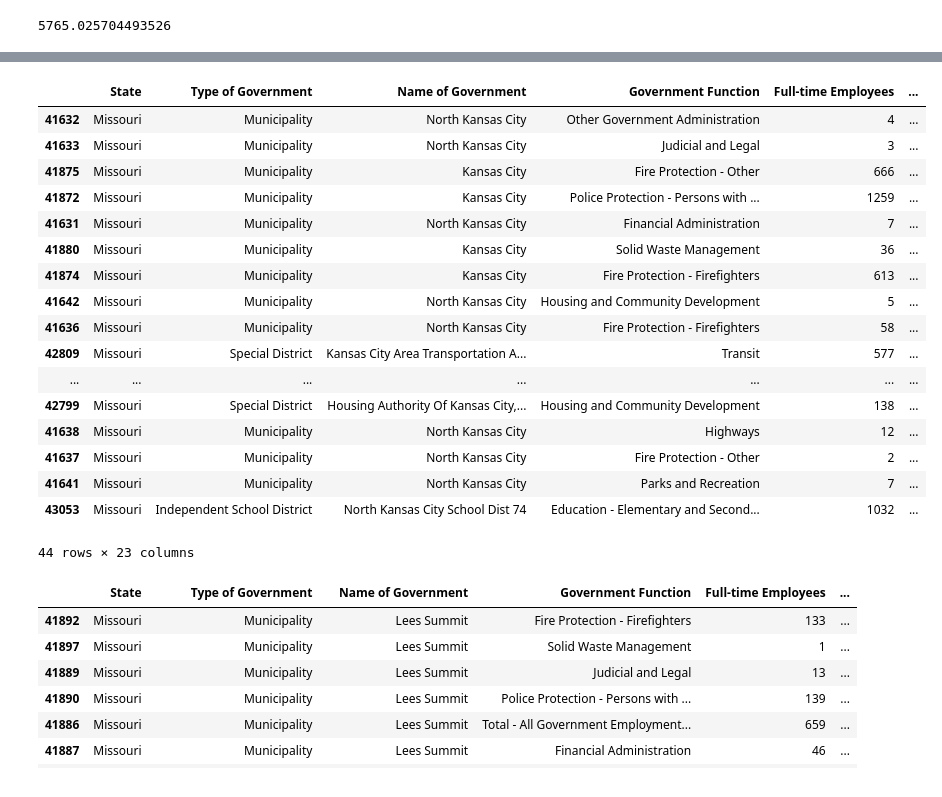
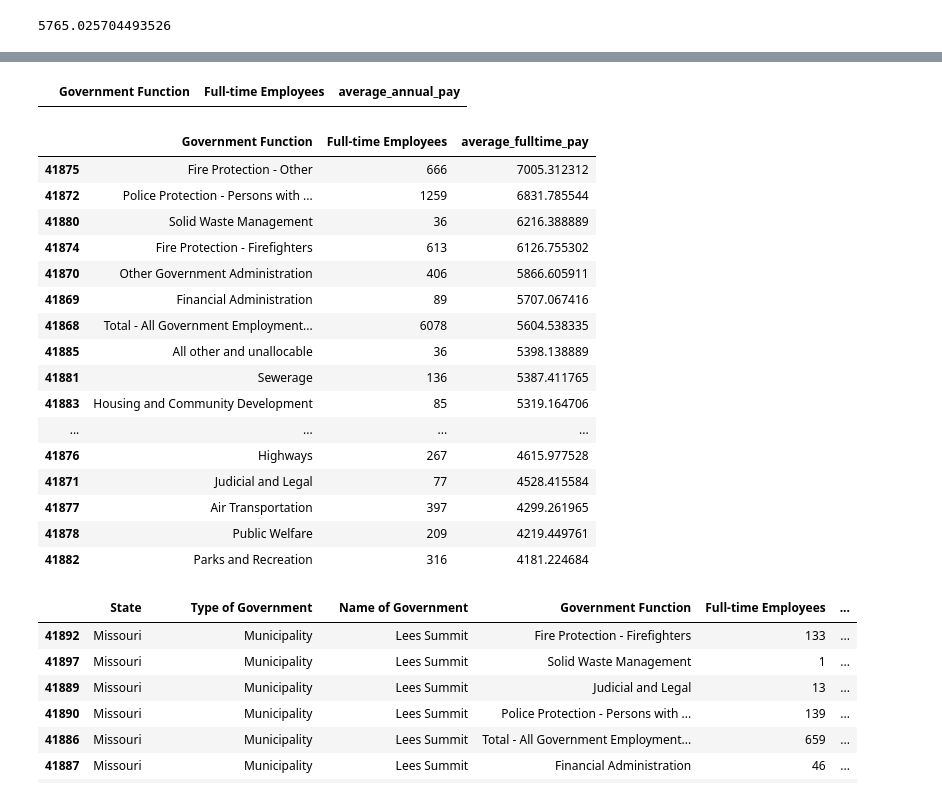
Before and after one commit to themarshallproject/arpa20220125, a Jupyter notebook: analysis/payroll_analysis.ipynb, the cells around one changed output, grey strips where cells are left out. Saved outputs shown, nothing was run; the diff lists cells and outputs as text; code cells hidden in the pictures.

```diff
--- a/analysis/payroll_analysis.ipynb
+++ b/analysis/payroll_analysis.ipynb
@@ -38,7 +134,11 @@ df[(df["Government Function"] == "Police Protection - Persons with Power of Arre
 60555830/10504
 # %% [output]
 5765.025704493526
+# %%
+df["average_fulltime_pay"] = df["Full-time Payroll"]/df["Full-time Employees"]
+df["average_annual_pay"] = df["average_fulltime_pay"]*12
 # %%
-df[(df["State"] == "Missouri") &\
+df = df[(df["State"] == "Missouri") &\
   (df["Name of Government"].str.contains("Independence"))].sort_values("average_fulltime_pay", ascending = False)
+df[["Government Function", "Full-time Employees", "average_annual_pay"]]
 # %% [output]
@@ -85,25 +167,31 @@ df_2020[(df_2020["State"] == "Missouri") &\
+# %%
+df = df[(df["State"] == "Missouri") &\
+  (df["Name of Government"] == "Kansas City")].sort_values("average_fulltime_pay", ascending = False)
+df[["Government Function", "Full-time Employees", "average_annual_pay"]]
+# %% [output]
+|  | Government Function | Full-time Employees | average_annual_pay |
 # %%
-df[(df["State"] == "Missouri") &\
-  (df["Name of Government"].str.contains("Kansas City"))].sort_values("average_fulltime_pay", ascending = False)
+df = df[(df["State"] == "Missouri") &\
+  (df["Name of Government"] == "Kansas City")].sort_values("average_fulltime_pay", ascending = False)
+df[["Government Function", "Full-time Employees", "average_fulltime_pay"]]
 # %% [output]
-|  | State | Type of Government | Name of Government | Government Function | Full-time Employees | ... |
-| 41632 | Missouri | Municipality | North Kansas City | Other Government Administration | 4 | ... |
-| 41633 | Missouri | Municipality | North Kansas City | Judicial and Legal | 3 | ... |
-| 41875 | Missouri | Municipality | Kansas City | Fire Protection - Other | 666 | ... |
-| 41872 | Missouri | Municipality | Kansas City | Police Protection - Persons with ... | 1259 | ... |
-| 41631 | Missouri | Municipality | North Kansas City | Financial Administration | 7 | ... |
-| 41880 | Missouri | Municipality | Kansas City | Solid Waste Management | 36 | ... |
-| 41874 | Missouri | Municipality | Kansas City | Fire Protection - Firefighters | 613 | ... |
-| 41642 | Missouri | Municipality | North Kansas City | Housing and Community Development | 5 | ... |
-| 41636 | Missouri | Municipality | North Kansas City | Fire Protection - Firefighters | 58 | ... |
-| 42809 | Missouri | Special District | Kansas City Area Transportation A... | Transit | 577 | ... |
-| ... | ... | ... | ... | ... | ... | ... |
-| 42799 | Missouri | Special District | Housing Authority Of Kansas City,... | Housing and Community Development | 138 | ... |
-| 41638 | Missouri | Municipality | North Kansas City | Highways | 12 | ... |
-| 41637 | Missouri | Municipality | North Kansas City | Fire Protection - Other | 2 | ... |
-| 41641 | Missouri | Municipality | North Kansas City | Parks and Recreation | 7 | ... |
-| 43053 | Missouri | Independent School District | North Kansas City School Dist 74 | Education - Elementary and Second... | 1032 | ... |
+|  | Government Function | Full-time Employees | average_fulltime_pay |
+| 41875 | Fire Protection - Other | 666 | 7005.312312 |
+| 41872 | Police Protection - Persons with ... | 1259 | 6831.785544 |
+| 41880 | Solid Waste Management | 36 | 6216.388889 |
+| 41874 | Fire Protection - Firefighters | 613 | 6126.755302 |
+| 41870 | Other Government Administration | 406 | 5866.605911 |
+| 41869 | Financial Administration | 89 | 5707.067416 |
+| 41868 | Total - All Government Employment... | 6078 | 5604.538335 |
+| 41885 | All other and unallocable | 36 | 5398.138889 |
+| 41881 | Sewerage | 136 | 5387.411765 |
+| 41883 | Housing and Community Development | 85 | 5319.164706 |
+| ... | ... | ... | ... |
+| 41876 | Highways | 267 | 4615.977528 |
+| 41871 | Judicial and Legal | 77 | 4528.415584 |
+| 41877 | Air Transportation | 397 | 4299.261965 |
+| 41878 | Public Welfare | 209 | 4219.449761 |
+| 41882 | Parks and Recreation | 316 | 4181.224684 |
-44 rows × 23 columns
 # %%
 df[(df["State"] == "Missouri") &\
   (df["Name of Government"].str.contains("Lees Summit"))].sort_values("average_fulltime_pay", ascending = False)
```
Also changed, not shown: parts of 17 cells of this notebook, 8 other files.
